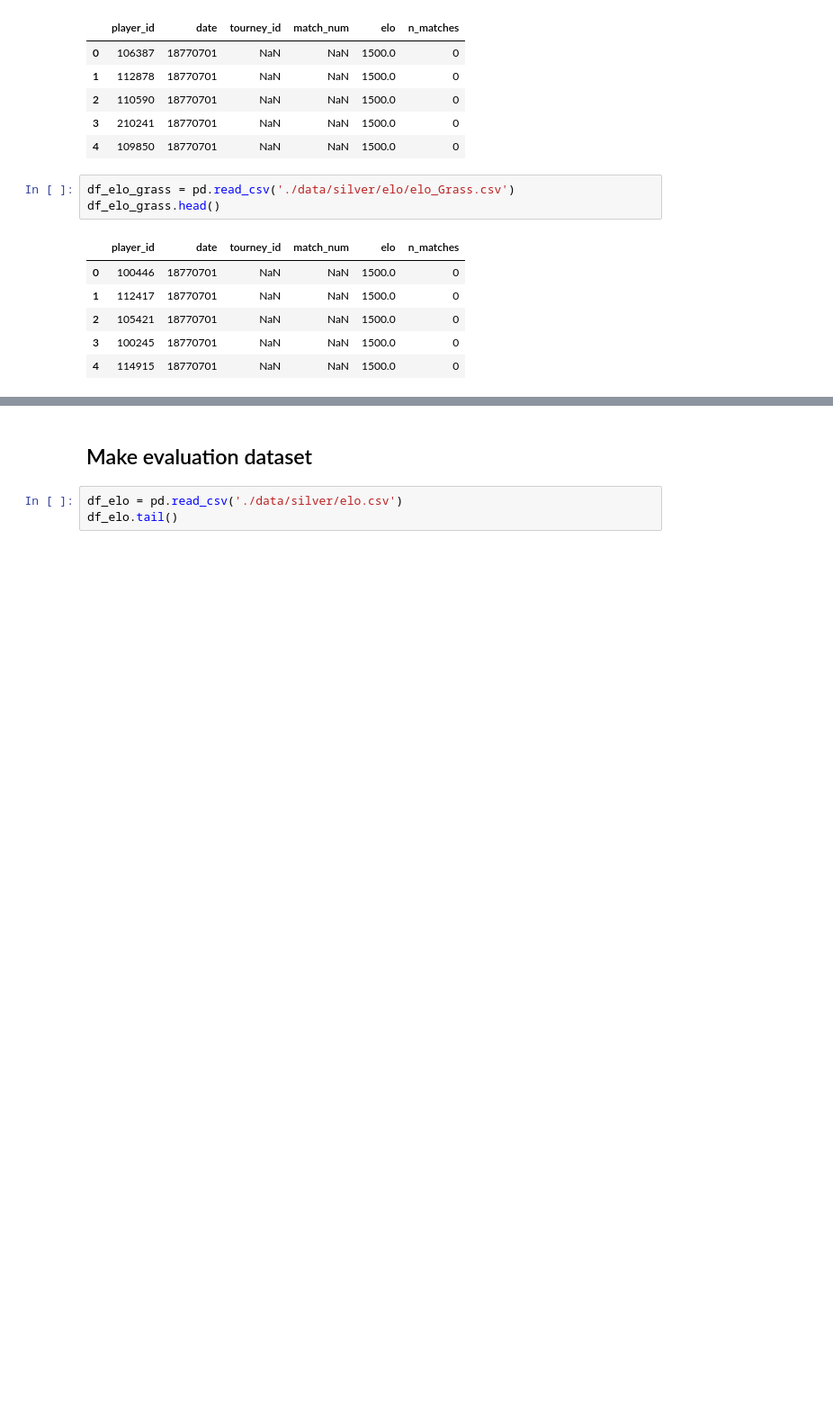
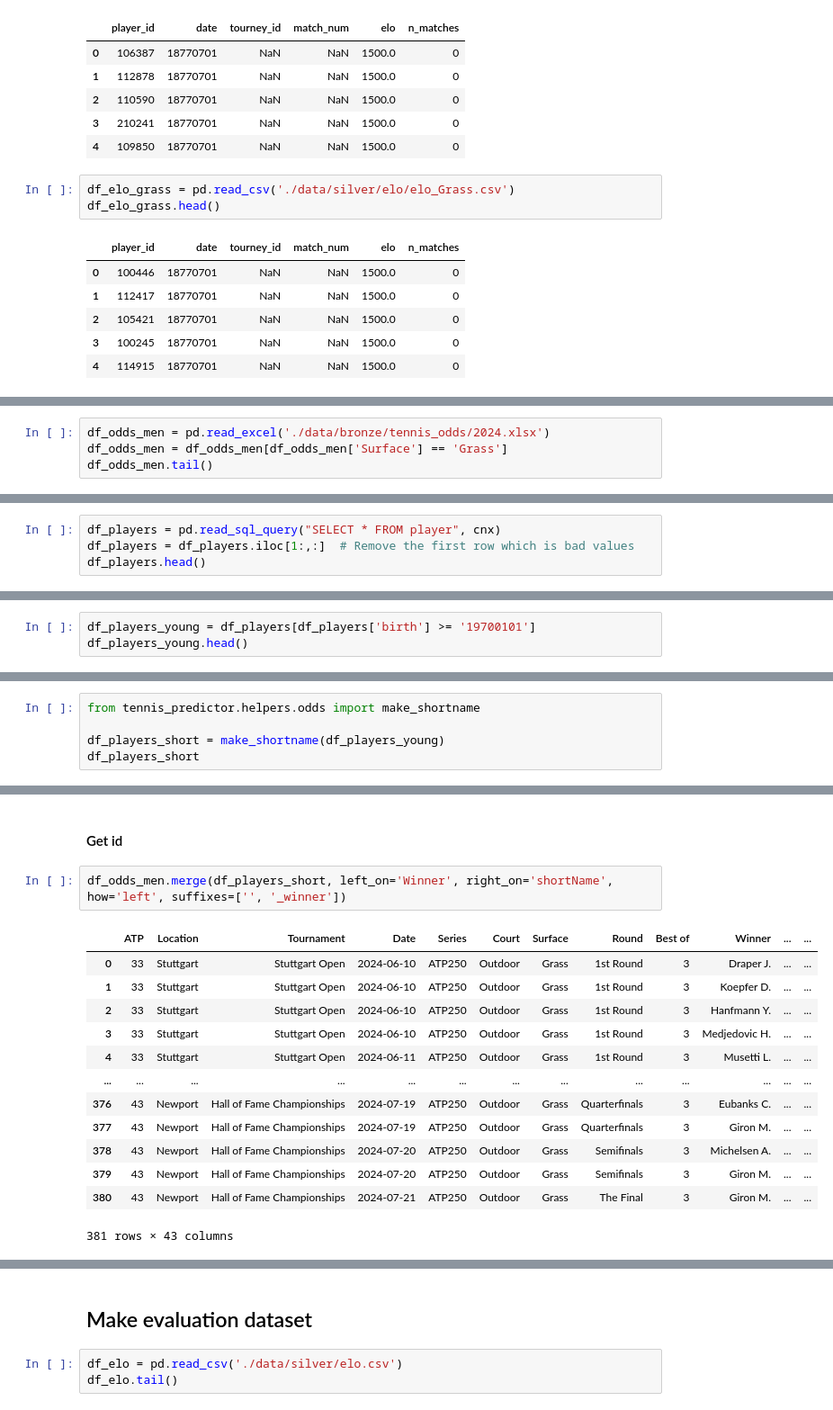
Before and after one commit to p-gourseaud/tennis-predictor, a Jupyter notebook: notebooks/1.1-pg-data-exploration2.ipynb, the cells around one changed output, grey strips where cells are left out. Shown at 90% size. Cells and saved outputs as stored; diff of their text form; blank space fills up the shorter version.

Commit message:
docs: update shortname

```diff
--- a/notebooks/1.1-pg-data-exploration2.ipynb
+++ b/notebooks/1.1-pg-data-exploration2.ipynb
@@ -282,0 +365,4 @@ df_matches
+# %%
+df_odds_men = pd.read_excel('./data/bronze/tennis_odds/2024.xlsx')
+df_odds_men = df_odds_men[df_odds_men['Surface'] == 'Grass']
+df_odds_men.tail()
@@ -282,0 +389,4 @@ df_matches
+# %%
+df_players = pd.read_sql_query("SELECT * FROM player", cnx)
+df_players = df_players.iloc[1:,:]  # Remove the first row which is bad values
+df_players.head()
@@ -282,0 +400,3 @@ df_matches
+# %%
+df_players_young = df_players[df_players['birth'] >= '19700101']
+df_players_young.head()
@@ -282,0 +415,5 @@ df_matches
+# %%
+from tennis_predictor.helpers.odds import make_shortname
+
+df_players_short = make_shortname(df_players_young)
+df_players_short
@@ -282,0 +439,18 @@ df_matches
+# %% [markdown]
+#### Get id
+# %%
+df_odds_men.merge(df_players_short, left_on='Winner', right_on='shortName', how='left', suffixes=['', '_winner'])
+# %% [output]
+|  | ATP | Location | Tournament | Date | Series | Court | Surface | Round | Best of | Winner | ... | ... |
+| 0 | 33 | Stuttgart | Stuttgart Open | 2024-06-10 | ATP250 | Outdoor | Grass | 1st Round | 3 | Draper J. | ... | ... |
+| 1 | 33 | Stuttgart | Stuttgart Open | 2024-06-10 | ATP250 | Outdoor | Grass | 1st Round | 3 | Koepfer D. | ... | ... |
+| 2 | 33 | Stuttgart | Stuttgart Open | 2024-06-10 | ATP250 | Outdoor | Grass | 1st Round | 3 | Hanfmann Y. | ... | ... |
+| 3 | 33 | Stuttgart | Stuttgart Open | 2024-06-10 | ATP250 | Outdoor | Grass | 1st Round | 3 | Medjedovic H. | ... | ... |
+| 4 | 33 | Stuttgart | Stuttgart Open | 2024-06-11 | ATP250 | Outdoor | Grass | 1st Round | 3 | Musetti L. | ... | ... |
+| ... | ... | ... | ... | ... | ... | ... | ... | ... | ... | ... | ... | ... |
+| 376 | 43 | Newport | Hall of Fame Championships | 2024-07-19 | ATP250 | Outdoor | Grass | Quarterfinals | 3 | Eubanks C. | ... | ... |
+| 377 | 43 | Newport | Hall of Fame Championships | 2024-07-19 | ATP250 | Outdoor | Grass | Quarterfinals | 3 | Giron M. | ... | ... |
+| 378 | 43 | Newport | Hall of Fame Championships | 2024-07-20 | ATP250 | Outdoor | Grass | Semifinals | 3 | Michelsen A. | ... | ... |
+| 379 | 43 | Newport | Hall of Fame Championships | 2024-07-20 | ATP250 | Outdoor | Grass | Semifinals | 3 | Giron M. | ... | ... |
+| 380 | 43 | Newport | Hall of Fame Championships | 2024-07-21 | ATP250 | Outdoor | Grass | The Final | 3 | Giron M. | ... | ... |
+381 rows × 43 columns
```
Also changed, not shown: parts of 22 cells of this notebook.
